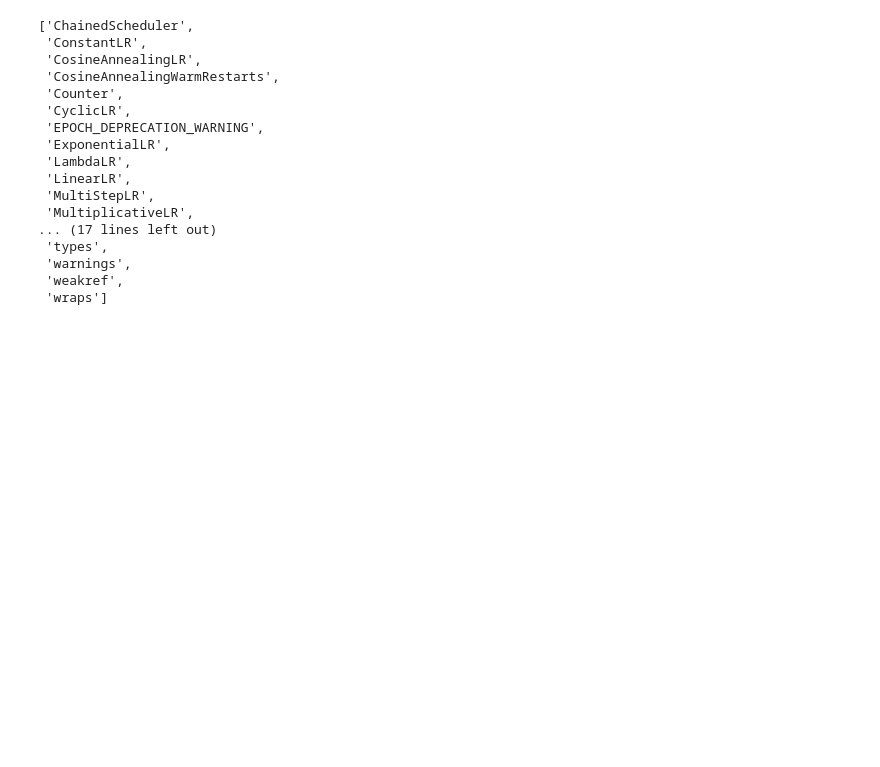
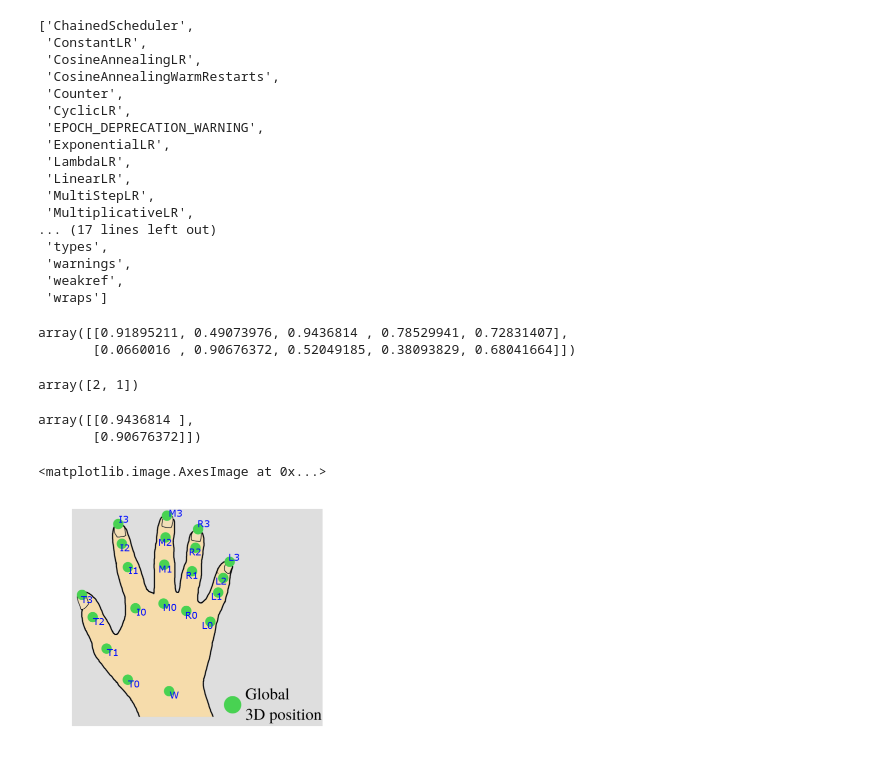
Before and after one commit to Runki2018/litehandnet, a Jupyter notebook: test_data.ipynb, the cells around one changed output. Saved outputs shown, nothing was run; the diff lists cells and outputs as text; code cells hidden in the pictures; blank space fills up the shorter version.

```diff
--- a/test_data.ipynb
+++ b/test_data.ipynb
@@ -229,3 +228,27 @@ dir(torch.optim.lr_scheduler)
  'warnings',
  'weakref',
  'wraps']
+# %%
+import numpy as np
+a = np.random.rand(2, 5)
+a
+# %% [output]
+array([[0.91895211, 0.49073976, 0.9436814 , 0.78529941, 0.72831407],
+       [0.0660016 , 0.90676372, 0.52049185, 0.38093829, 0.68041664]])
+# %%
+idx = a.argmax(axis=1)
+idx
+# %% [output]
+array([2, 1])
+# %%
+a.max(axis=1)
+# %% [output]
+array([[0.9436814 ],
+       [0.90676372]])
+# %%
+jpg_path = '/root/data/Dataset/GANeratedDataset/GANeratedHands_Release/joints.png'
+img = plt.imread(jpg_path)
+plt.imshow(img)
+# %% [output]
+<matplotlib.image.AxesImage at 0x...>
+[figure, added]
```
Also changed, not shown: parts of 1 cell of this notebook, 33 other files.
